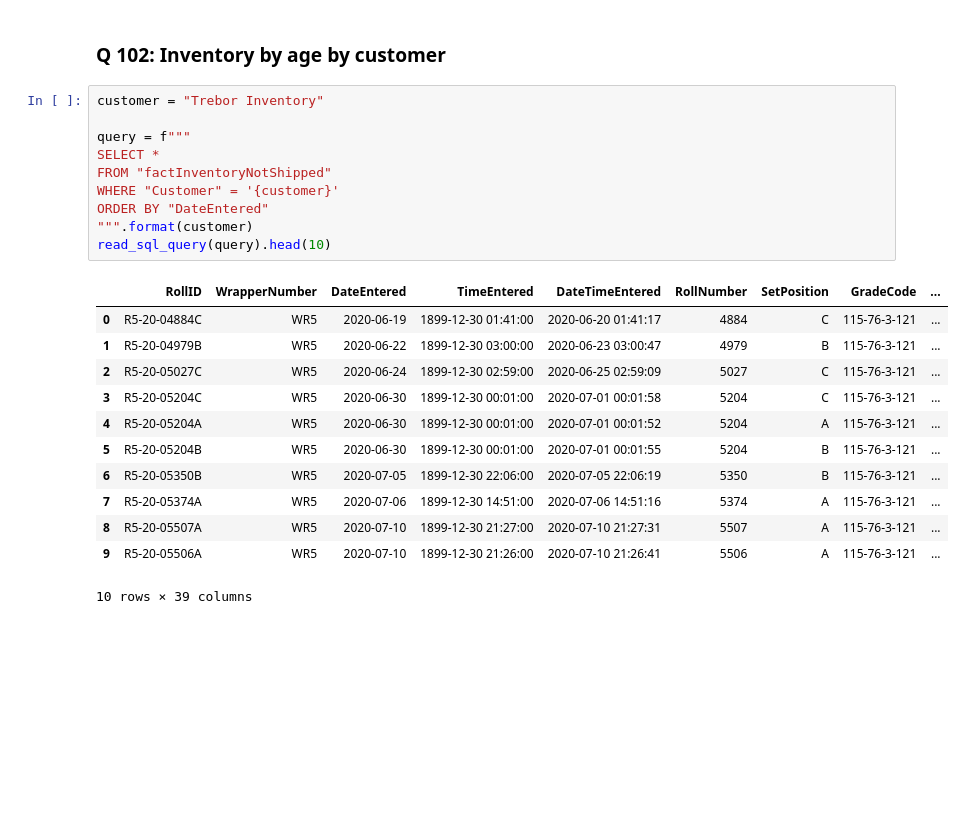
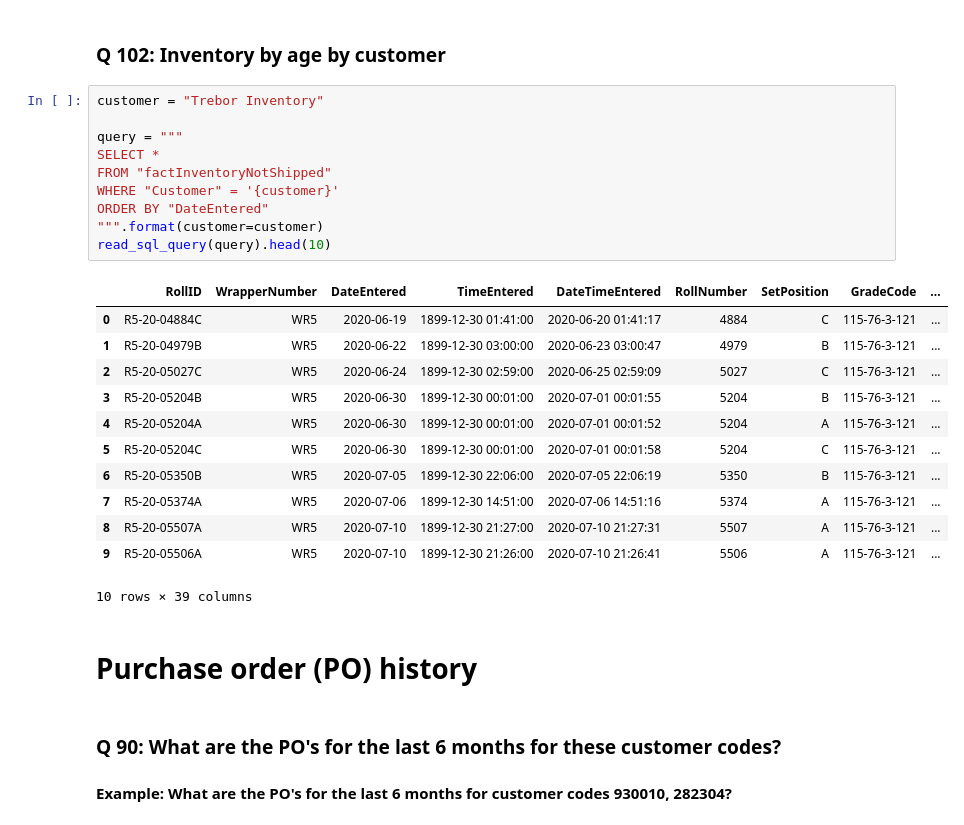
Before and after one commit to VeryBigThings/dagster, a Jupyter notebook: etl/notebooks/enterprise_search.ipynb, the cells around one changed output. Cells and saved outputs as stored; diff of their text form; blank space fills up the shorter version.

```diff
--- a/etl/notebooks/enterprise_search.ipynb
+++ b/etl/notebooks/enterprise_search.ipynb
@@ -168,23 +198,29 @@ read_sql_query(query).head(10)
 # %%
 customer = "Trebor Inventory"
 
-query = f"""
+query = """
 SELECT *
 FROM "factInventoryNotShipped"
 WHERE "Customer" = '{customer}'
 ORDER BY "DateEntered"
-""".format(customer)
+""".format(customer=customer)
 read_sql_query(query).head(10)
 # %% [output]
 |  | RollID | WrapperNumber | DateEntered | TimeEntered | DateTimeEntered | RollNumber | SetPosition | GradeCode | ... |
 | 0 | R5-20-04884C | WR5 | 2020-06-19 | 1899-12-30 01:41:00 | 2020-06-20 01:41:17 | 4884 | C | 115-76-3-121 | ... |
 | 1 | R5-20-04979B | WR5 | 2020-06-22 | 1899-12-30 03:00:00 | 2020-06-23 03:00:47 | 4979 | B | 115-76-3-121 | ... |
 | 2 | R5-20-05027C | WR5 | 2020-06-24 | 1899-12-30 02:59:00 | 2020-06-25 02:59:09 | 5027 | C | 115-76-3-121 | ... |
-| 3 | R5-20-05204C | WR5 | 2020-06-30 | 1899-12-30 00:01:00 | 2020-07-01 00:01:58 | 5204 | C | 115-76-3-121 | ... |
+| 3 | R5-20-05204B | WR5 | 2020-06-30 | 1899-12-30 00:01:00 | 2020-07-01 00:01:55 | 5204 | B | 115-76-3-121 | ... |
 | 4 | R5-20-05204A | WR5 | 2020-06-30 | 1899-12-30 00:01:00 | 2020-07-01 00:01:52 | 5204 | A | 115-76-3-121 | ... |
-| 5 | R5-20-05204B | WR5 | 2020-06-30 | 1899-12-30 00:01:00 | 2020-07-01 00:01:55 | 5204 | B | 115-76-3-121 | ... |
+| 5 | R5-20-05204C | WR5 | 2020-06-30 | 1899-12-30 00:01:00 | 2020-07-01 00:01:58 | 5204 | C | 115-76-3-121 | ... |
 | 6 | R5-20-05350B | WR5 | 2020-07-05 | 1899-12-30 22:06:00 | 2020-07-05 22:06:19 | 5350 | B | 115-76-3-121 | ... |
 | 7 | R5-20-05374A | WR5 | 2020-07-06 | 1899-12-30 14:51:00 | 2020-07-06 14:51:16 | 5374 | A | 115-76-3-121 | ... |
 | 8 | R5-20-05507A | WR5 | 2020-07-10 | 1899-12-30 21:27:00 | 2020-07-10 21:27:31 | 5507 | A | 115-76-3-121 | ... |
 | 9 | R5-20-05506A | WR5 | 2020-07-10 | 1899-12-30 21:26:00 | 2020-07-10 21:26:41 | 5506 | A | 115-76-3-121 | ... |
 10 rows × 39 columns
+# %% [markdown]
+# Purchase order (PO) history
+# %% [markdown]
+### Q 90: What are the PO's for the last 6 months for these customer codes?
+
+#### Example: What are the PO's for the last 6 months for customer codes 930010, 282304?
```
Also changed, not shown: parts of 18 cells of this notebook.
